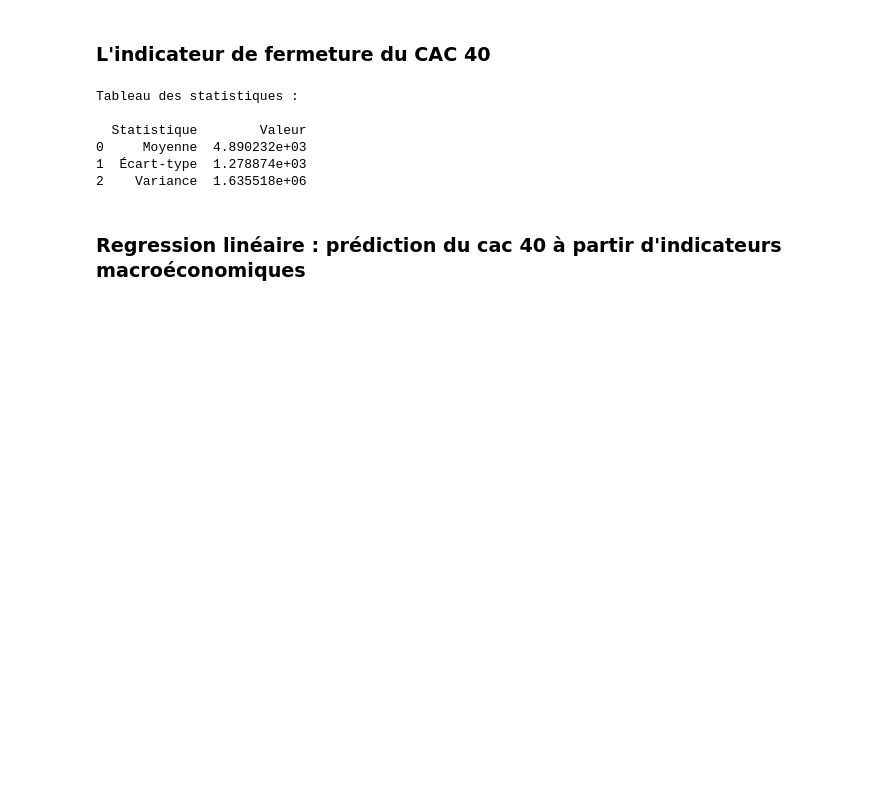
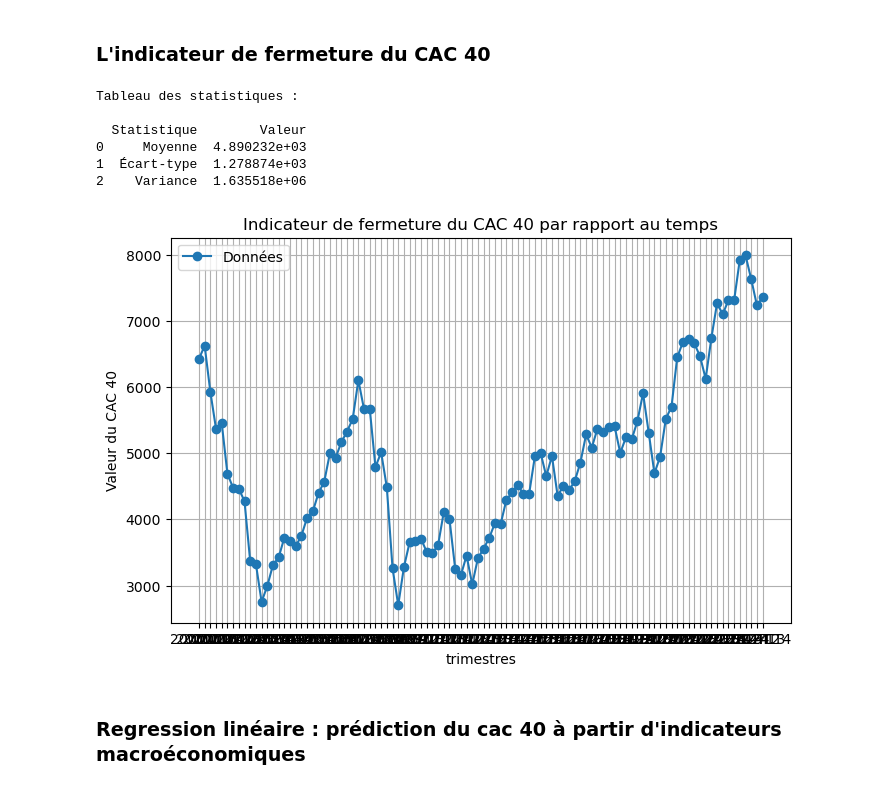
Before and after one commit to amreily/Projet-python-2A, a Jupyter notebook: Notebook_pythondata.ipynb, the cells around one changed output. Cells and saved outputs as stored; diff of their text form; code cells hidden in the pictures; blank space fills up the shorter version.

```diff
--- a/Notebook_pythondata.ipynb
+++ b/Notebook_pythondata.ipynb
@@ -427,13 +439,15 @@ df
 ### **L'indicateur de fermeture du CAC 40**
 # %%
 an.afficher_statistiques(df.Close)
+an.tracer_graphique(df.Close, titre_graphique="Indicateur de fermeture du CAC 40 par rapport au temps", label_x="trimestres", label_y="Valeur du CAC 40")
 # %% [output]
 Tableau des statistiques :
 
   Statistique        Valeur
 0     Moyenne  4.890232e+03
 1  Écart-type  1.278874e+03
 2    Variance  1.635518e+06
+[figure, added]
 # %% [markdown]
 ### **Regression linéaire : prédiction du cac 40 à partir d'indicateurs macroéconomiques**
 # %% [markdown]
```
Also changed, not shown: parts of 2 cells of this notebook.
